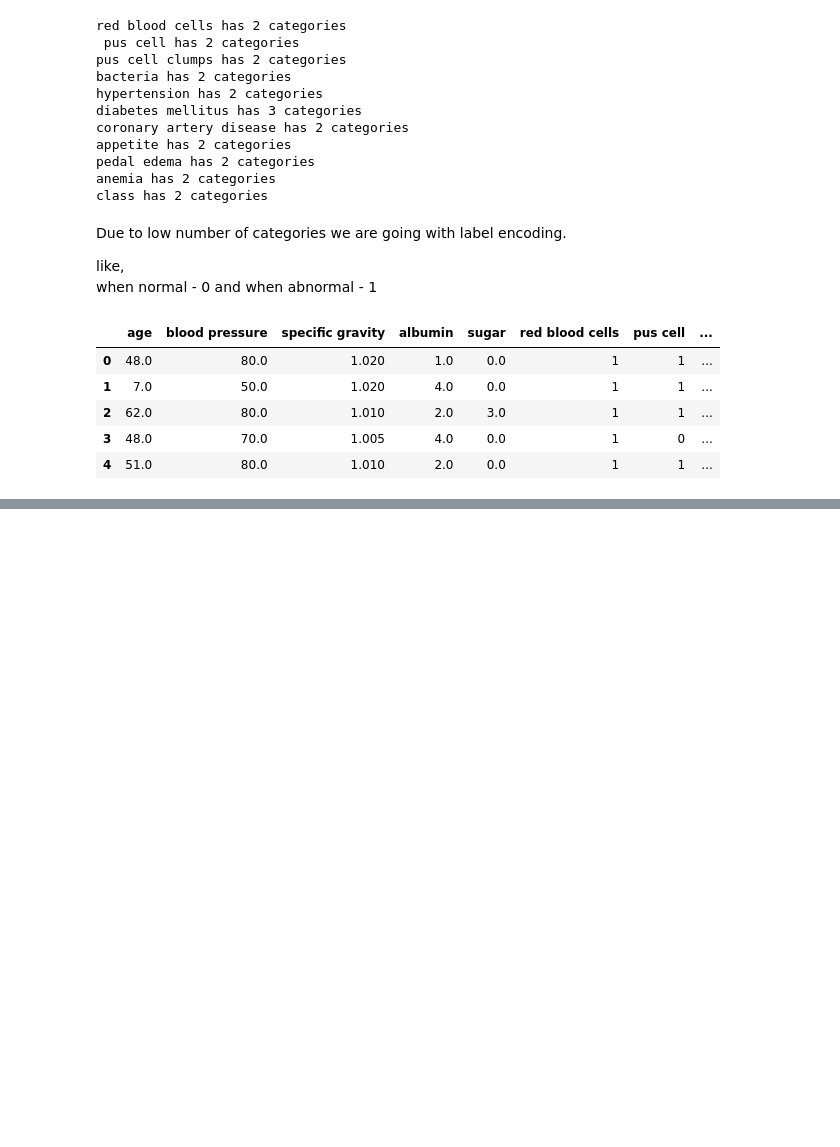
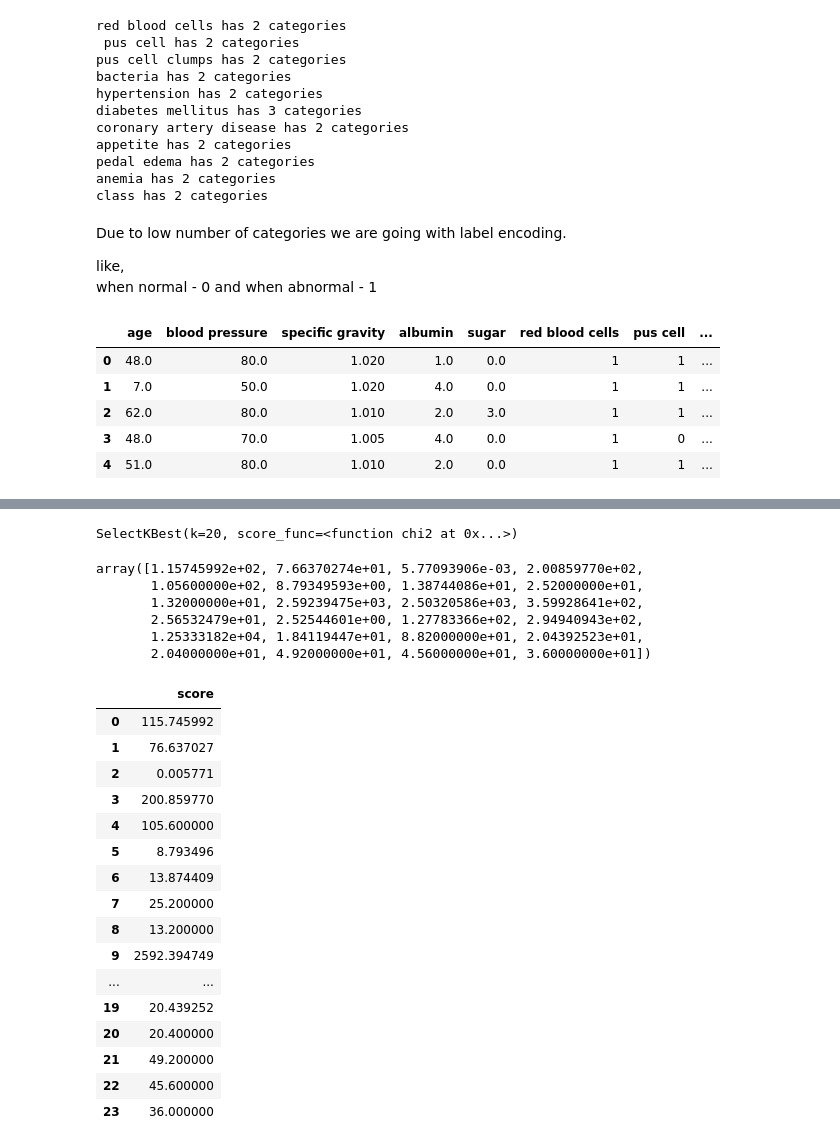
Before and after one commit to Ankit7557/ML_Kidney_Disease, a Jupyter notebook: Kidney_Disease.ipynb, the cells around one changed output, grey strips where cells are left out. Drawn from its saved outputs; the diff is of its cells as text; code cells hidden in the pictures; blank space fills up the shorter version.

```diff
--- a/Kidney_Disease.ipynb
+++ b/Kidney_Disease.ipynb
@@ -675,0 +682,6 @@ data.head()
+# %%
+independent_column=[col for col in data.columns if col!='class']
+dependent_column='class'
+# %%
+x=data[independent_column]
+y=data[dependent_column]
@@ -675,0 +719,13 @@ data.head()
+# %%
+ordered_feature
+# %% [output]
+SelectKBest(k=20, score_func=<function chi2 at 0x...>)
+# %%
+ordered_feature.scores_
+# %% [output]
+array([1.15745992e+02, 7.66370274e+01, 5.77093906e-03, 2.00859770e+02,
+       1.05600000e+02, 8.79349593e+00, 1.38744086e+01, 2.52000000e+01,
+       1.32000000e+01, 2.59239475e+03, 2.50320586e+03, 3.59928641e+02,
+       2.56532479e+01, 2.52544601e+00, 1.27783366e+02, 2.94940943e+02,
+       1.25333182e+04, 1.84119447e+01, 8.82000000e+01, 2.04392523e+01,
+       2.04000000e+01, 4.92000000e+01, 4.56000000e+01, 3.60000000e+01])
@@ -675,0 +734,20 @@ data.head()
+# %%
+data_scores
+# %% [output]
+|  | score |
+| 0 | 115.745992 |
+| 1 | 76.637027 |
+| 2 | 0.005771 |
+| 3 | 200.859770 |
+| 4 | 105.600000 |
+| 5 | 8.793496 |
+| 6 | 13.874409 |
+| 7 | 25.200000 |
+| 8 | 13.200000 |
+| 9 | 2592.394749 |
+| ... | ... |
+| 19 | 20.439252 |
+| 20 | 20.400000 |
+| 21 | 49.200000 |
+| 22 | 45.600000 |
+| 23 | 36.000000 |
```
Also changed, not shown: parts of 20 cells of this notebook.
